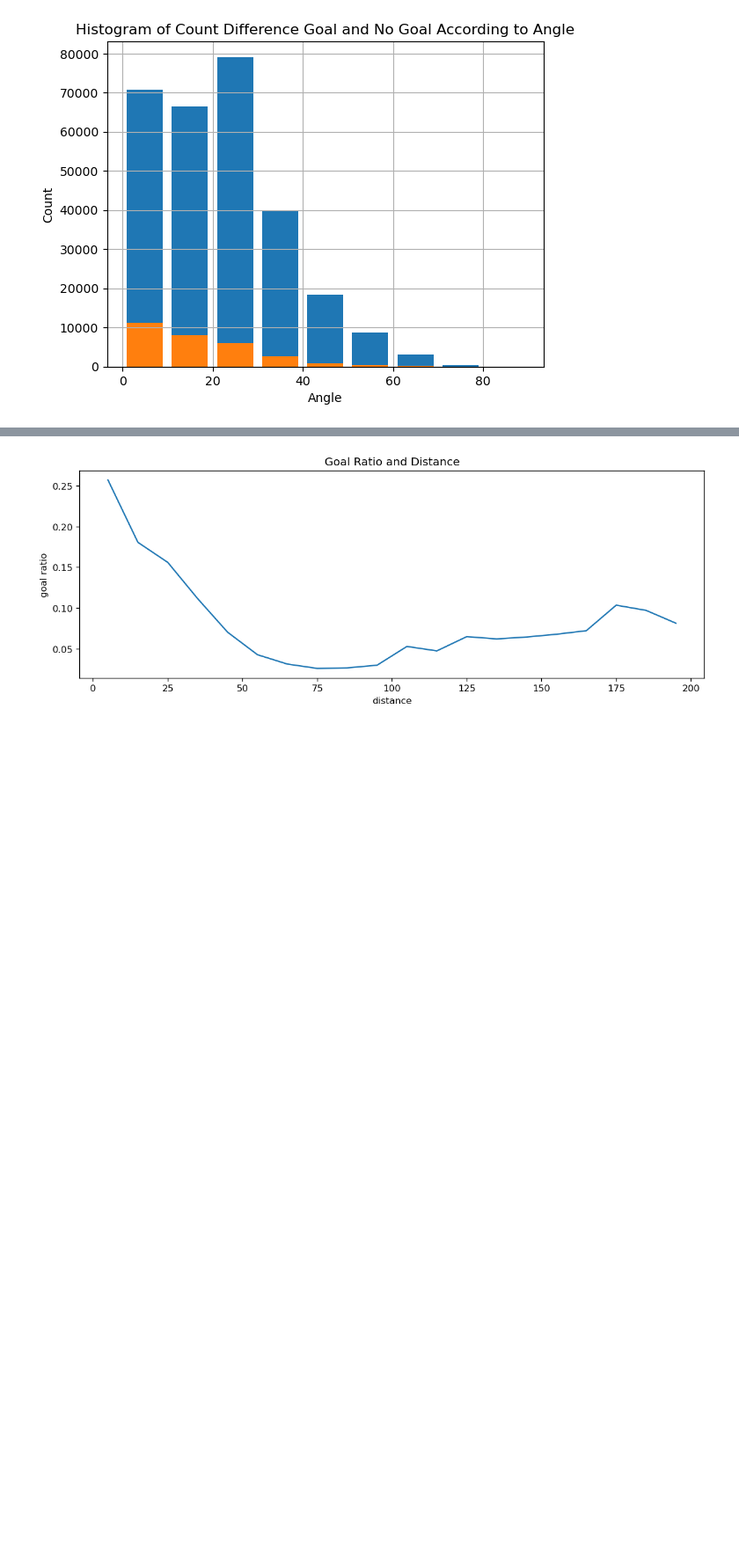
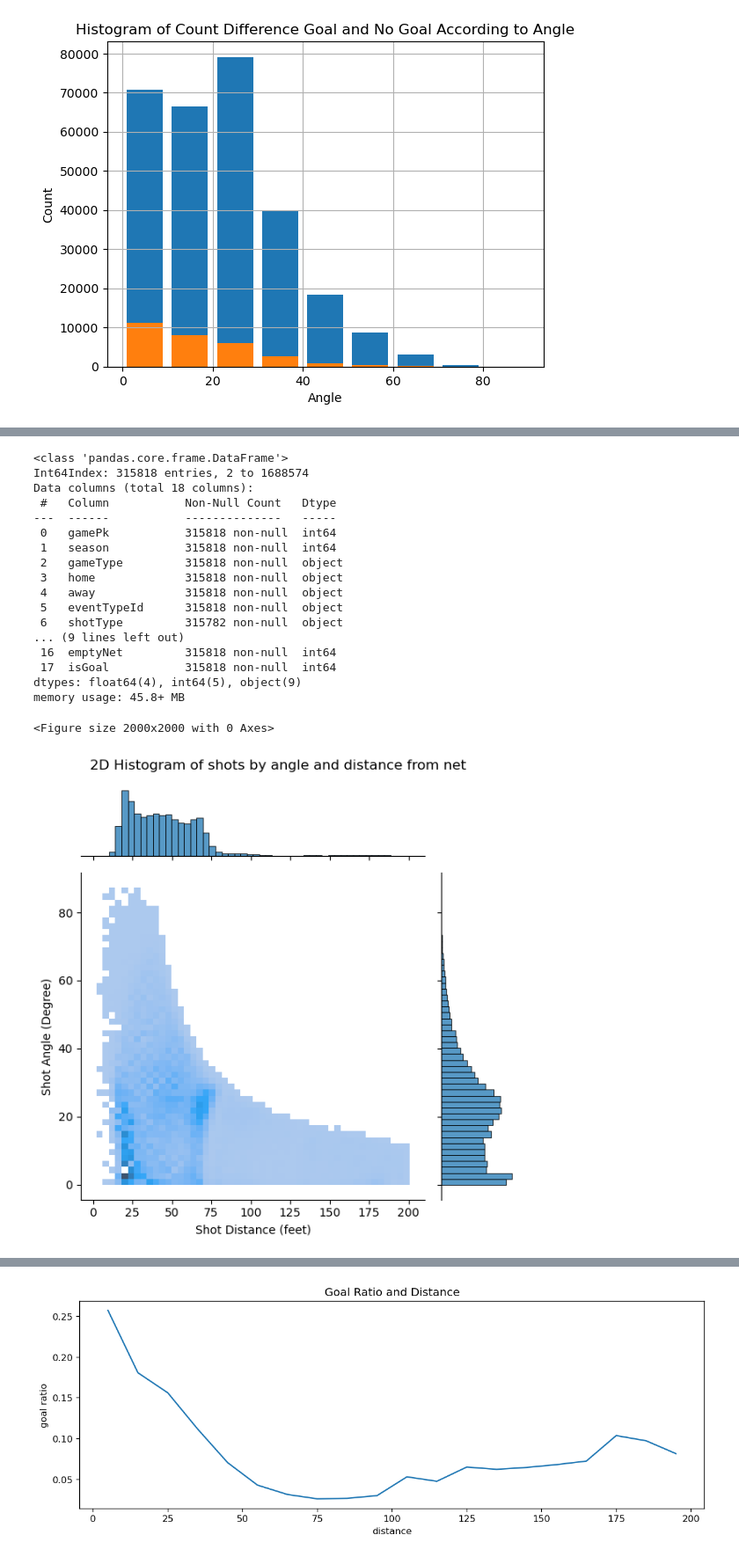
Before and after one commit to YashVadi/NHL-DataScience-IFT-6758, a Jupyter notebook: notebooks/exploration/FE1.ipynb, the cells around one changed output, grey strips where cells are left out. Shown at 88% size. Saved outputs shown, nothing was run; the diff lists cells and outputs as text; code cells hidden in the pictures; blank space fills up the shorter version.

Commit message:
Update FE1.ipynb
add jointplot

```diff
--- a/notebooks/exploration/FE1.ipynb
+++ b/notebooks/exploration/FE1.ipynb
@@ -97,0 +100,22 @@ sns.jointplot(x=df_clean.distance, y=df_clean.angle, kind='hist');
+# %%
+cleaned_df =  df_1619[df_1619['distance']!='shoot out']
+
+cleaned_df['distance'] = pd.to_numeric(cleaned_df['distance'], errors='coerce')
+cleaned_df['angle'] = pd.to_numeric(cleaned_df['angle'], errors='coerce')
+cleaned_df['distance']=cleaned_df.distance.astype('float')
+cleaned_df['angle']=cleaned_df.angle.astype('float')
+cleaned_df = cleaned_df[(~cleaned_df.distance.isna())]
+
+
+plot_df = cleaned_df.reset_index(drop=True).copy()
+cleaned_df.info()
+
+fig = plt.figure(figsize=(20, 20))
+
+ax = sns.jointplot(data=plot_df[['distance', 'angle']], x="distance", y="angle", kind="hist", ratio=4, marginal_kws=dict(bins=50),joint_kws=dict(bins=50))
+ax.fig.suptitle('2D Histogram of shots by angle and distance from net')
+ax.fig.tight_layout()
+ax.ax_joint.set_xlabel("Shot Distance (feet)")
+ax.ax_joint.set_ylabel("Shot Angle (Degree)")
+plt.show()
+# %% [output]
@@ -97,0 +142,19 @@ sns.jointplot(x=df_clean.distance, y=df_clean.angle, kind='hist');
+<class 'pandas.core.frame.DataFrame'>
+Int64Index: 315818 entries, 2 to 1688574
+Data columns (total 18 columns):
+ #   Column           Non-Null Count   Dtype
+---  ------           --------------   -----
+ 0   gamePk           315818 non-null  int64
+ 1   season           315818 non-null  int64
+ 2   gameType         315818 non-null  object
+ 3   home             315818 non-null  object
+ 4   away             315818 non-null  object
+ 5   eventTypeId      315818 non-null  object
+ 6   shotType         315782 non-null  object
+... (9 lines left out)
+ 16  emptyNet         315818 non-null  int64
+ 17  isGoal           315818 non-null  int64
+dtypes: float64(4), int64(5), object(9)
+memory usage: 45.8+ MB
+<Figure size 2000x2000 with 0 Axes>
+[figure, added]
```
Also changed, not shown: parts of 8 cells of this notebook.
